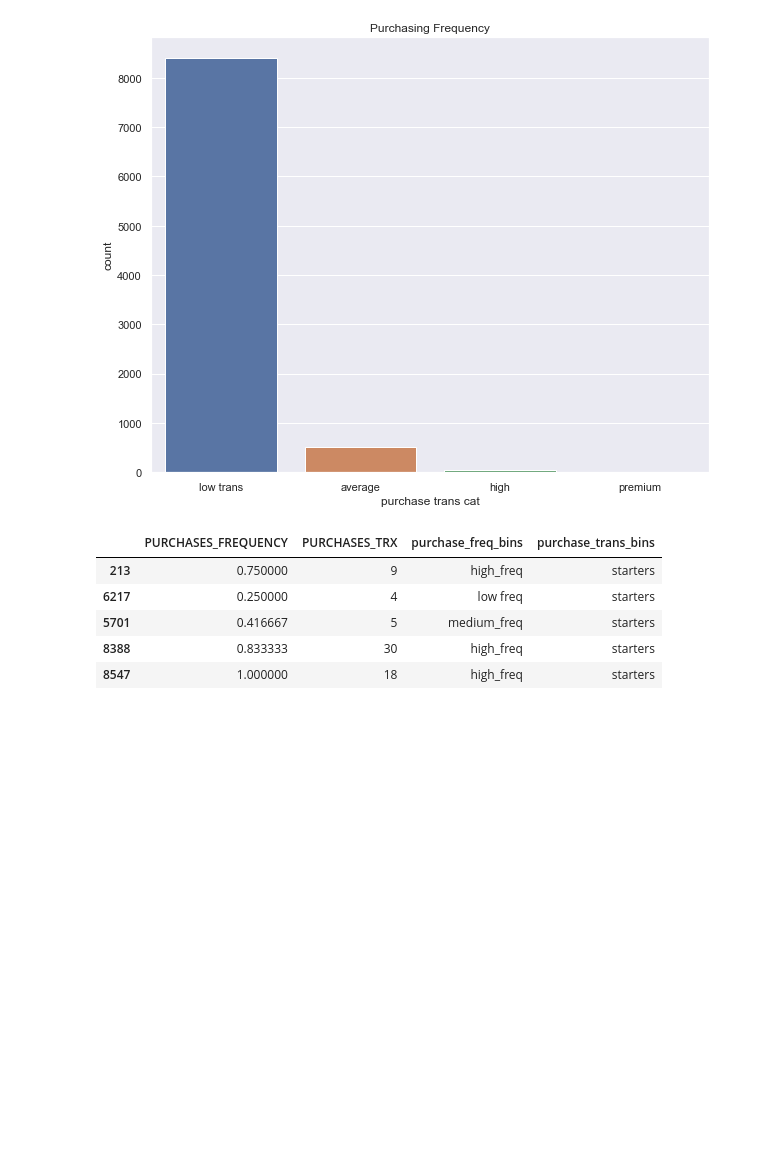
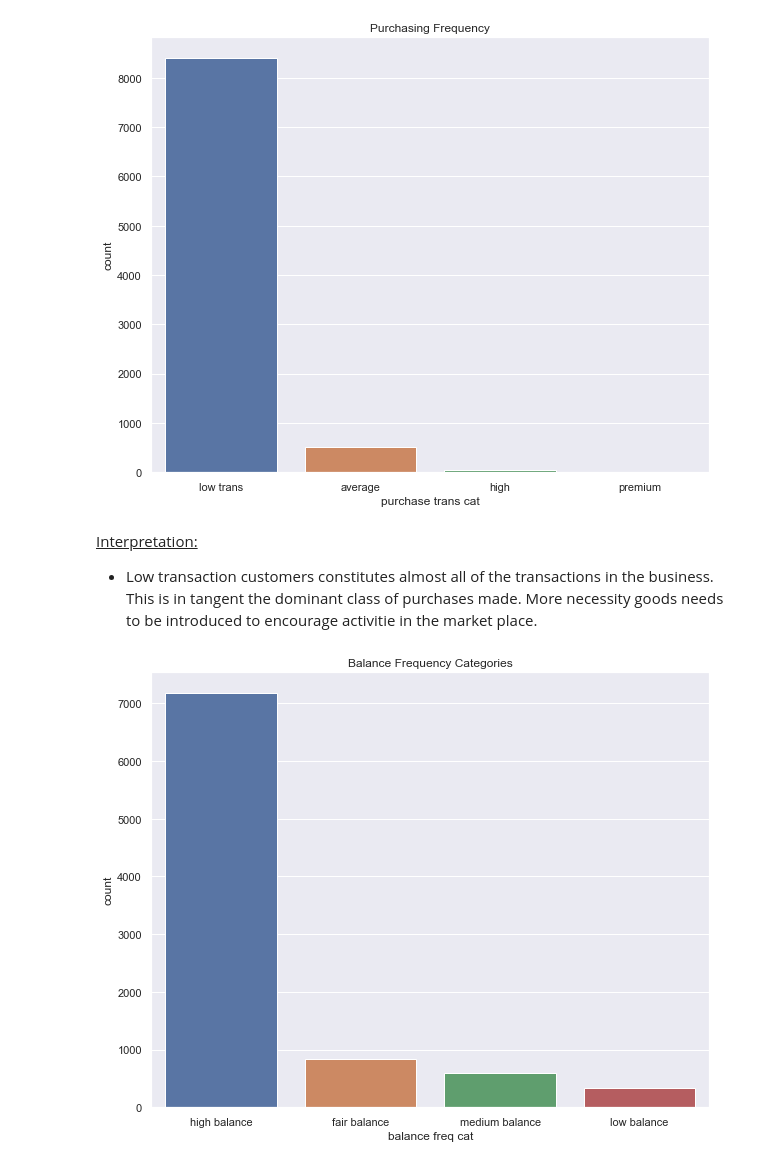
Before and after one commit to DannyEhiz/Customer_Segmentation, a Jupyter notebook: kmeans.ipynb, the cells around one changed output. Saved outputs shown, nothing was run; the diff lists cells and outputs as text; code cells hidden in the pictures; blank space fills up the shorter version.

```diff
--- a/kmeans.ipynb
+++ b/kmeans.ipynb
@@ -495,13 +498,14 @@ sns.countplot(x = p_trans['purchase trans cat'], order = orders).set(title = 'Pu
 plt.show()
 # %% [output]
 [figure]
-# %%
-from sklearn.utils import shuffle
-shuffle(p_freq).head()
-# %% [output]
-|  | PURCHASES_FREQUENCY | PURCHASES_TRX | purchase_freq_bins | purchase_trans_bins |
-| 213 | 0.750000 | 9 | high_freq | starters |
-| 6217 | 0.250000 | 4 | low freq | starters |
-| 5701 | 0.416667 | 5 | medium_freq | starters |
-| 8388 | 0.833333 | 30 | high_freq | starters |
-| 8547 | 1.000000 | 18 | high_freq | starters |
+# %% [markdown]
+<u>Interpretation: </u> <br>
+- Low transaction customers constitutes almost all of the transactions in the business. This is in tangent the dominant class of purchases made. More necessity goods needs to be introduced to encourage activitie in the market place.
+# %%
+plt.figure(figsize = (10, 8))
+sns.set(style = 'darkgrid')
+orders = b_freq['balance freq cat'].value_counts(ascending = False).index
+sns.countplot(x = b_freq['balance freq cat'], order = orders).set(title = 'Balance Frequency Categories')
+plt.show()
+# %% [output]
+[figure, added]
```
Also changed, not shown: parts of 16 cells of this notebook.
